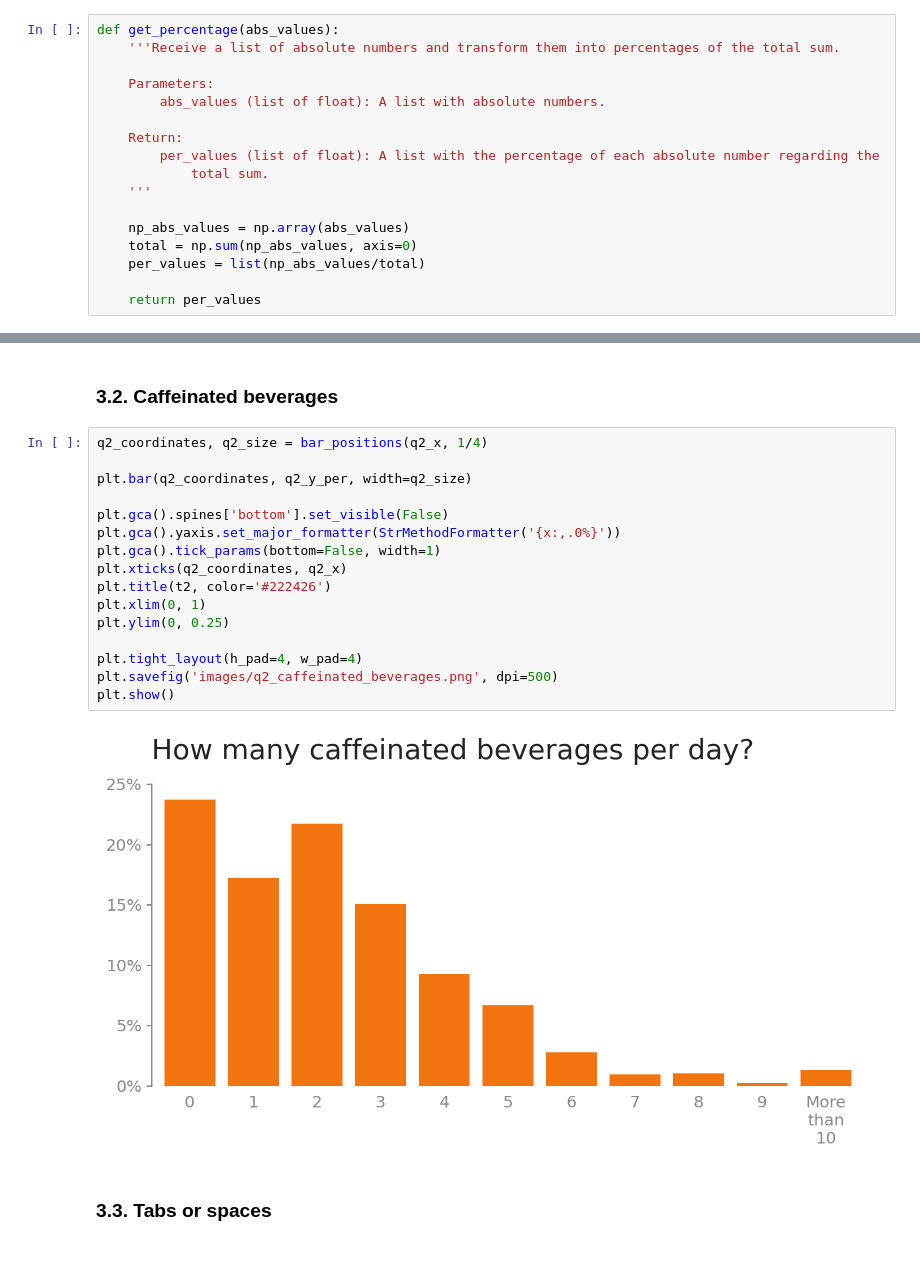
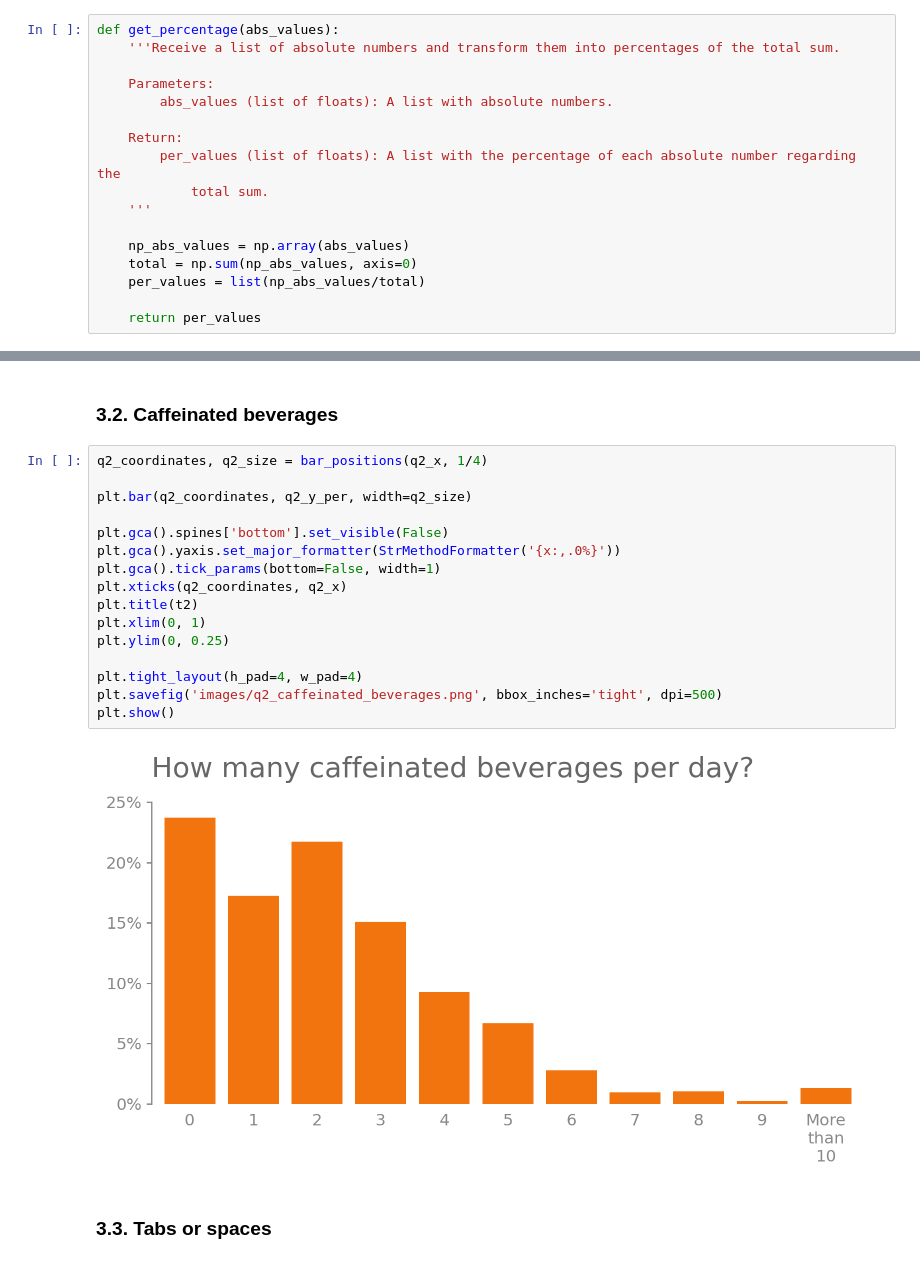
Before and after one commit to gabrieltempass/stack-overflow-survey, a Jupyter notebook: stack_overflow_survey.ipynb, the cells around one changed output, grey strips where cells are left out. Saved outputs shown, nothing was run; the diff lists cells and outputs as text.

```diff
--- a/stack_overflow_survey.ipynb
+++ b/stack_overflow_survey.ipynb
@@ -212,10 +212,10 @@ def get_percentage(abs_values):
     '''Receive a list of absolute numbers and transform them into percentages of the total sum.
 
     Parameters:
-        abs_values (list of float): A list with absolute numbers.
+        abs_values (list of floats): A list with absolute numbers.
 
     Return:
-        per_values (list of float): A list with the percentage of each absolute number regarding the
+        per_values (list of floats): A list with the percentage of each absolute number regarding the
             total sum.
     '''
 
@@ -378,20 +449,20 @@ plt.show()
 # %%
 q2_coordinates, q2_size = bar_positions(q2_x, 1/4)
 
 plt.bar(q2_coordinates, q2_y_per, width=q2_size)
 
 plt.gca().spines['bottom'].set_visible(False)
 plt.gca().yaxis.set_major_formatter(StrMethodFormatter('{x:,.0%}'))
 plt.gca().tick_params(bottom=False, width=1)
 plt.xticks(q2_coordinates, q2_x)
-plt.title(t2, color='#222426')
+plt.title(t2)
 plt.xlim(0, 1)
 plt.ylim(0, 0.25)
 
 plt.tight_layout(h_pad=4, w_pad=4)
-plt.savefig('images/q2_caffeinated_beverages.png', dpi=500)
+plt.savefig('images/q2_caffeinated_beverages.png', bbox_inches='tight', dpi=500)
 plt.show()
 # %% [output]
-[figure, old version]
+[figure, new version]
 # %% [markdown]
 ### 3.3. Tabs or spaces
```
Also changed, not shown: parts of 14 cells of this notebook, 2 other files.
